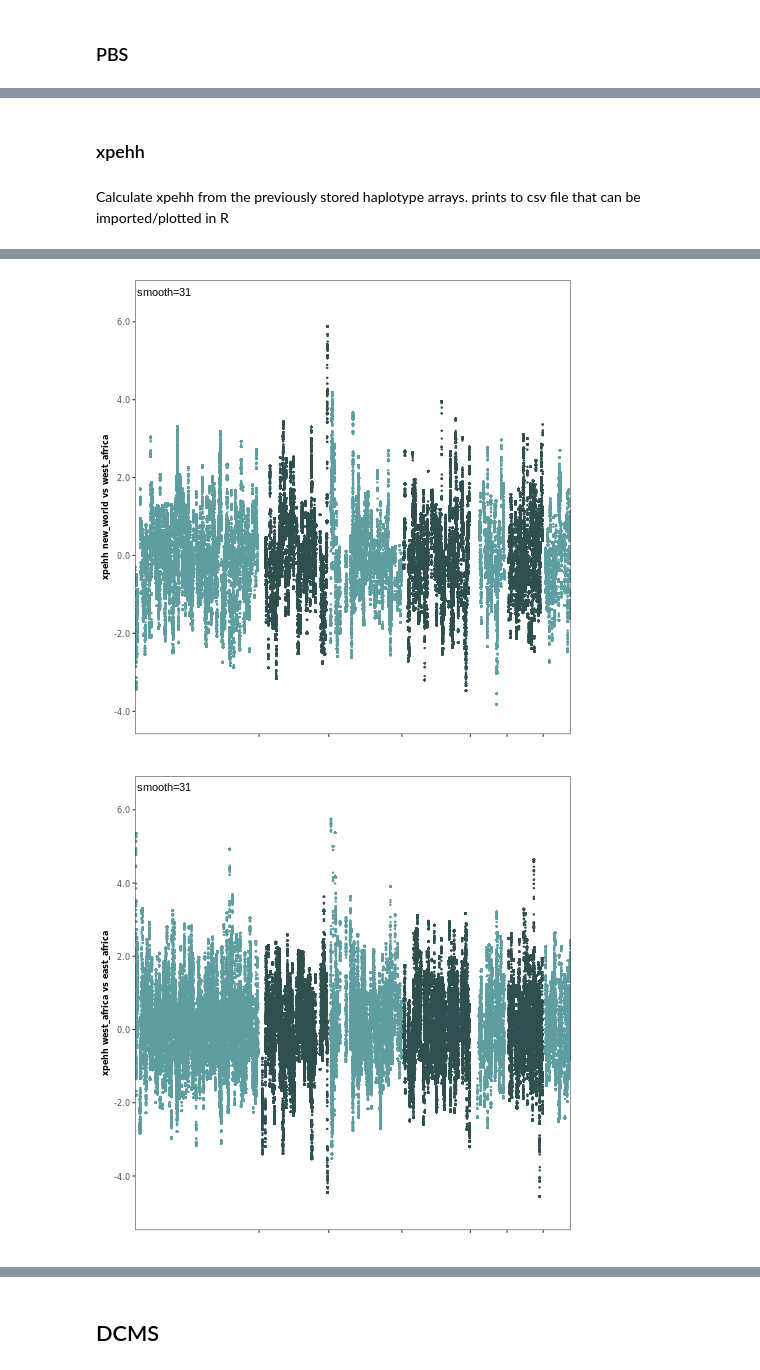
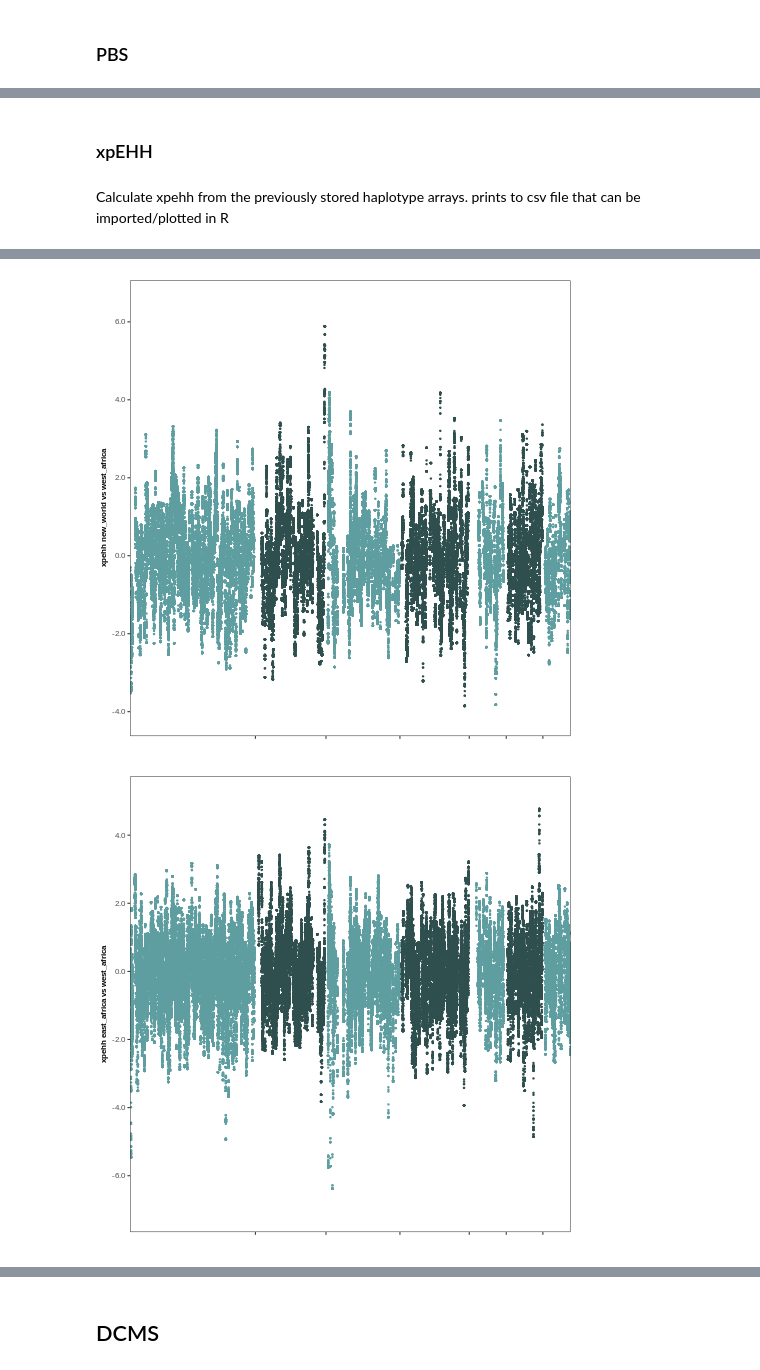
Before and after one commit to nealplatt/sch_man_nwinvasion, a Jupyter notebook: notebooks/selection.ipynb, the cells around one changed output, grey strips where cells are left out. Drawn from its saved outputs; the diff is of its cells as text; code cells hidden in the pictures.

Commit message:
updating to store plot objects

```diff
--- a/notebooks/selection.ipynb
+++ b/notebooks/selection.ipynb
@@ -822,9 +797,9 @@ names(td_plots)<-c("east_africa", "west_africa", "new_world")
 for (pop in c("east_africa", "west_africa", "new_world")) {
 
     #make input and output file names
-    in_file  <- paste("results/tajimas_d/",  pop, "_tajimas-d_+-50kb.csv",  sep="")
+    in_file  <- paste0("results/tajimas_d/",  pop, "_tajimas-d_+-50kb.csv")
 
-    out <- paste("results/tajimas_d/",  pop, "_tajimas-d_+-50kb_smoothed", smoothed_k,  sep="")
+    out <- paste0("results/tajimas_d/",  pop, "_tajimas-d_+-50kb_smoothed", smoothed_k)
 
     out_csv      <- paste(out, ".csv", sep="")
     out_png      <- paste(out, ".png", sep="")
@@ -864,7 +839,7 @@ for (pop in c("east_africa", "west_africa", "new_world")) {
     cumul_pos<-get_cumul_pos(td_table$chrom, td_table$pos)
 
     p <- ggplot(td_table,
-                aes(x     = cumul_pos,
+                aes(x     = !!cumul_pos,
                     y     = smoothed_td,
                     color = chrom))
     #adjust colors
@@ -907,10 +882,10 @@ for (pop in c("east_africa", "west_africa", "new_world")) {
     ggsave(out_svg, plot = p)
     ggsave(out_slim_png, plot = p, dpi = 600, height = 2, width = 7)
 
-    pi_plots[[pop]]<-p
+    td_plots[[pop]]<-p
 
     #===================================================================================
-    #print to NB
-    print(p)
+    ##print to NB
+    #print(p)
 }
 # %% [output]
@@ -1826,7 +1604,8 @@ if os.path.isdir("results/pbs"):
     shutil.rmtree("results/pbs")
 os.mkdir("results/pbs")
 # %%
-k=75
+#snp_window_size
+k=100
 
 for comp in [ ["new_world",   "west_africa", "east_africa"] ]:
 
@@ -1861,7 +1640,7 @@ for comp in [ ["new_world",   "west_africa", "east_africa"] ]:
 
 
     #save list to a file (maybe plot)
-    file_name = "results/pbs/" + comp[0] + "_vs_" + comp[1] + "_vs_" + comp[2] + "_pbs.csv"
+    file_name = "results/pbs/new_world_vs_west_africa_vs_east_africa_pbs_" + str(k) + "-snp-window.csv"
     with open(file_name, 'w') as pbs_file:
         i = 0
 
@@ -2003,5 +1758,5 @@ WARNING:rpy2.rinterface_lib.callbacks:R[write to console]: Saving 6.67 x 6.67 in
 # %% [markdown]
-### xpehh
+### xpEHH
 # %%
 if os.path.isdir("results/xpehh"):
     shutil.rmtree("results/xpehh")
@@ -2011,7 +1766,7 @@ Calculate xpehh from the previously stored haplotype arrays.  prints to csv file
 # %%
 #list of population comparisons for xpehh
 comp = [ [ "new_world",   "west_africa" ],
-         [ "west_africa", "east_africa" ],
+         [ "east_africa", "west_africa" ],
          [ "new_world",   "east_africa" ] ]
 
 #make comparisons between population
@@ -2073,12 +1828,15 @@ for pops in comp:
 # %%
 %%R
 
-smoothed_k<-31
+smoothed_k<-21
+
+xpehh_plots<-vector("list", 3)
+names(xpehh_plots)<-c("new_world_v_west_africa", "east_africa_v_west_africa", "new_world_v_east_africa")
 
 #smooth the hs for each chromosome and output a single smoothed file
 comps<-list()
 comps[[1]]<-c("new_world",   "west_africa")
-comps[[2]]<-c("west_africa", "east_africa")
+comps[[2]]<-c("east_africa", "west_africa")
 comps[[3]]<-c("new_world",   "east_africa")
 
 
@@ -2089,7 +1847,7 @@ for (comp in comps){
     #make input and output file names
     in_file  <- paste("results/xpehh/", pop1, "_vs_", pop2, "_xpehh.csv", sep="")
 
-    out  <- paste("results/xpehh/", pop1,  "_vs_",  pop2,  "_xpehh", sep="")
+    out  <- paste("results/xpehh/", pop1,  "_vs_",  pop2,  "_xpehh_smoothed", smoothed_k, sep="")
 
     out_csv      <- paste(out, ".csv", sep="")
     out_png      <- paste(out, ".png", sep="")
@@ -2140,17 +1898,6 @@ for (comp in comps){
     #plot data
     p <- p + geom_point(size = 0.5)
 
-#         #add horizontal line at 99.5th Zscore and 2
-#         p <- p + geom_hline(yintercept = 3,
-#                         linetype   = "dashed",
-#                         color      = "red")
-#         p <- p + geom_hline(yintercept = -2,
-#                         linetype   = "dashed",
-#                         color      = "red")
-#         p <- p + geom_hline(yintercept = quantile(abs(ihs_df$normIHS), 0.995, na.rm=TRUE),
-#                         linetype   = "dashed",
-#                         color      = "green")
-
     #modify x and y axis
     p <- p + scale_x_continuous(name   = "",
                                 breaks = cumul_starts,
@@ -2177,34 +1924,17 @@ for (comp in comps){
     p <- p + theme(panel.grid.major = element_blank(),
                    panel.grid.minor = element_blank())
 
-#     #set up plot title etc.
-#     p <- p + ggtitle(paste("xpehh (",
-#                            pop1,
-#                            " vs ",
-#                            pop2,
-#                            ")", sep=""))
-
-#     p <- p + theme(plot.title = element_text(hjust = 0.5,
-#                                              vjust = 0.5,
-#                                              face  = 'bold',
-#                                              size  = 10))
-
     #modify legend
     p <- p + theme(legend.position = "none")
 
-    #add window and smoothing info
-    p <- p + annotate("text",
-                      x     = 5e6,
-                      y     = max(xpehh_table$smoothed_sxpehh)*1.15,
-                      label = paste("smooth=", smoothed_k, sep=""),
-                      color = "black",
-                      hjust = 0)
+    #save the figure
+    xpehh_plots[[paste(pop1, "v", pop2, sep="_")]]<-p
 
-    #save the figure
     ggsave(out_png, plot = p, dpi = 600)
     ggsave(out_svg, plot = p)
     ggsave(out_slim_png, plot = p, dpi = 600, height = 2, width = 7)
 
+    #==================================================================================
     #print to NB
     print(p)
 }
@@ -2223,2 +1953,2 @@ WARNING:rpy2.rinterface_lib.callbacks:R[write to console]: Saving 6.67 x 6.67 in
-[figure, old version]
+[figure, new version]
-[figure, old version]
+[figure, new version]
```
Also changed, not shown: parts of 47 cells of this notebook.
